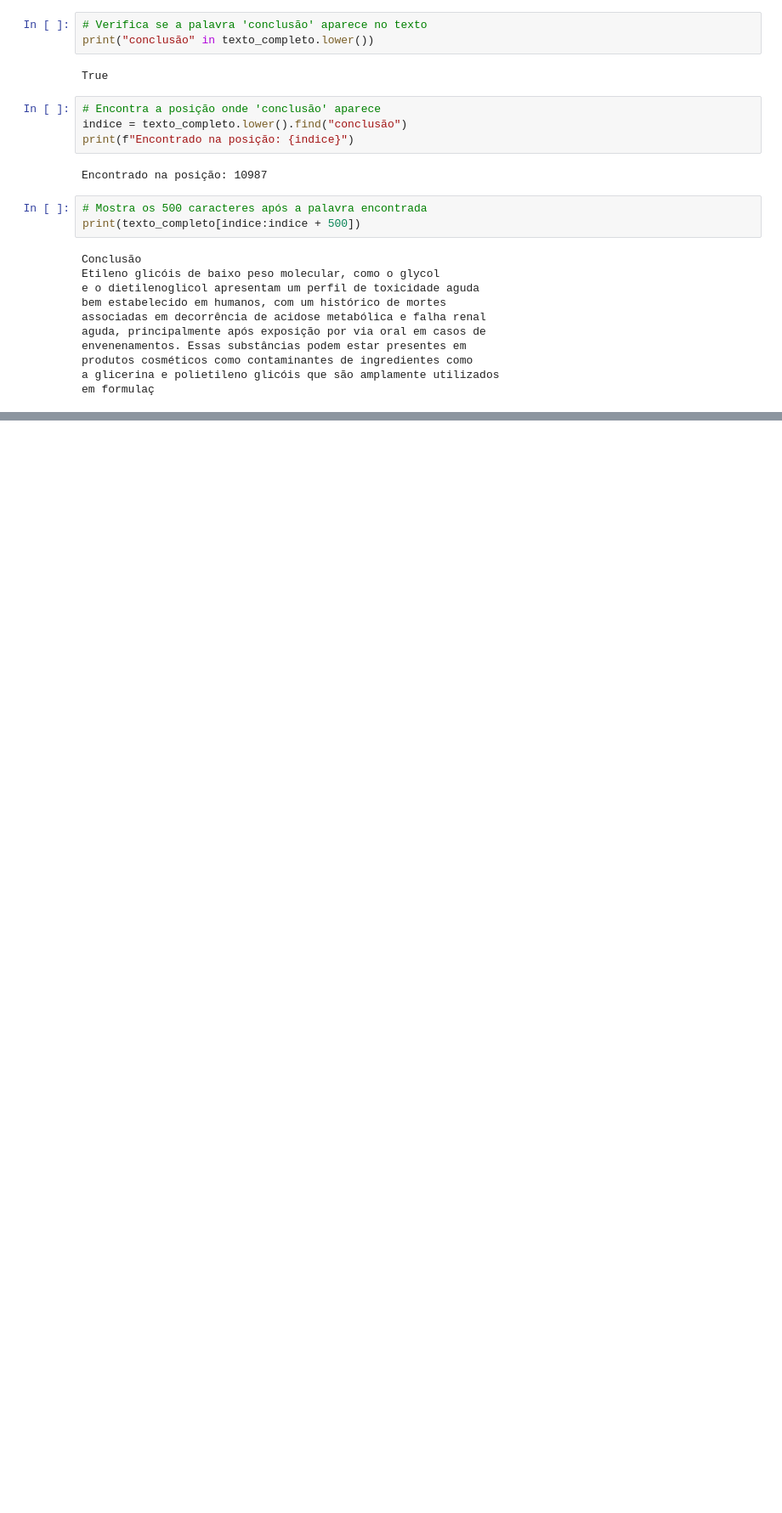
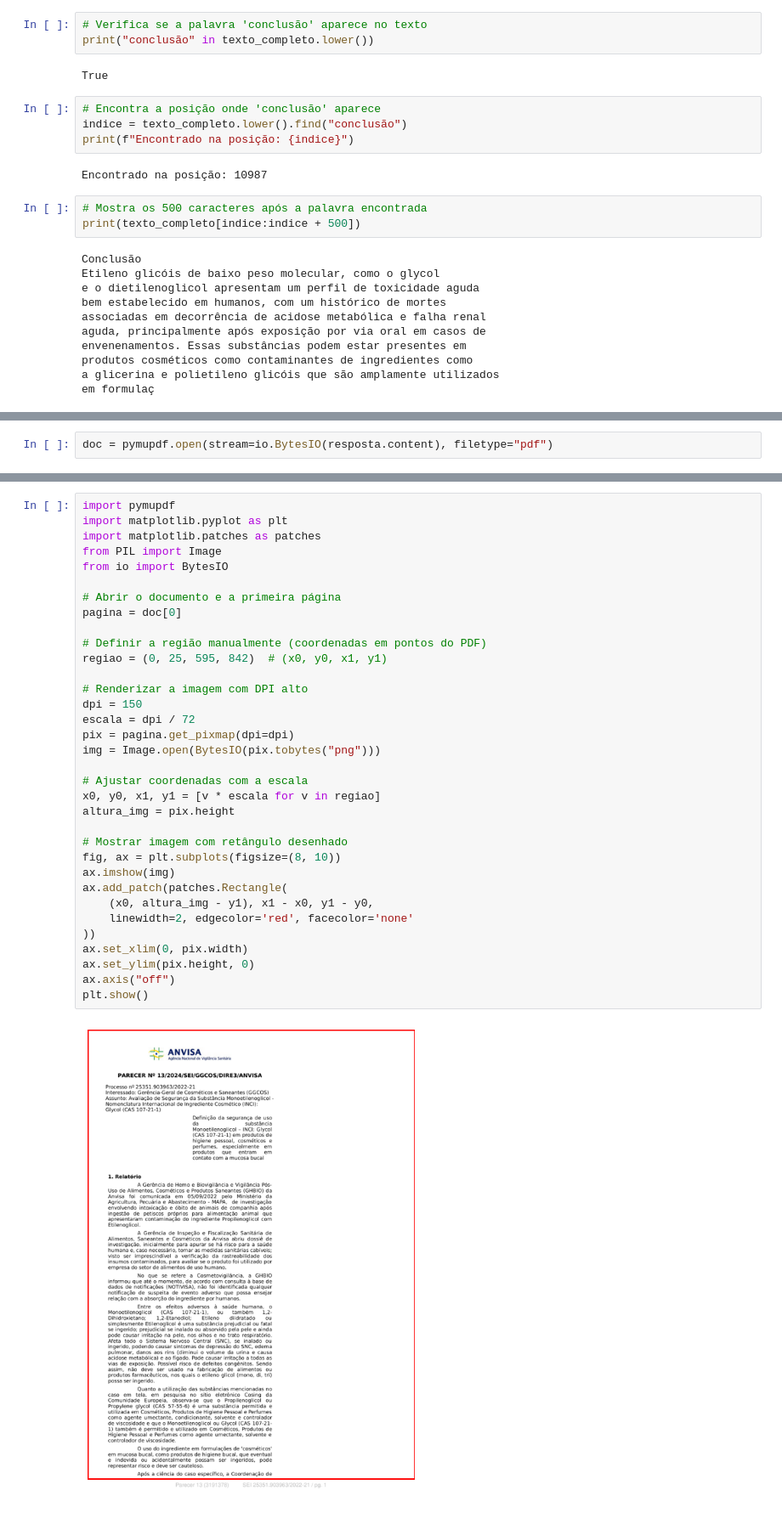
Before and after one commit to andfranca/proadi-sus-ciencia-de-dados-ia, a Jupyter notebook: aulas/Aulas/ML - Leitura e Estruturacao de Dados/ML - Leitura e Estruturacao de Dados.ipynb, the cells around one changed output, grey strips where cells are left out. Shown: that part at 85% size. Saved outputs shown, nothing was run; the diff lists cells and outputs as text; blank space fills up the shorter version.

```diff
--- a/aulas/Aulas/ML - Leitura e Estruturacao de Dados/ML - Leitura e Estruturacao de Dados.ipynb
+++ b/aulas/Aulas/ML - Leitura e Estruturacao de Dados/ML - Leitura e Estruturacao de Dados.ipynb
@@ -191,0 +559,2 @@ em formulaç
+# %%
+doc = pymupdf.open(stream=io.BytesIO(resposta.content), filetype="pdf")
@@ -191,0 +632,36 @@ em formulaç
+# %%
+import pymupdf
+import matplotlib.pyplot as plt
+import matplotlib.patches as patches
+from PIL import Image
+from io import BytesIO
+
+# Abrir o documento e a primeira página
+pagina = doc[0]
+
+# Definir a região manualmente (coordenadas em pontos do PDF)
+regiao = (0, 25, 595, 842)  # (x0, y0, x1, y1)
+
+# Renderizar a imagem com DPI alto
+dpi = 150
+escala = dpi / 72
+pix = pagina.get_pixmap(dpi=dpi)
+img = Image.open(BytesIO(pix.tobytes("png")))
+
+# Ajustar coordenadas com a escala
+x0, y0, x1, y1 = [v * escala for v in regiao]
+altura_img = pix.height
+
+# Mostrar imagem com retângulo desenhado
+fig, ax = plt.subplots(figsize=(8, 10))
+ax.imshow(img)
+ax.add_patch(patches.Rectangle(
+    (x0, altura_img - y1), x1 - x0, y1 - y0,
+    linewidth=2, edgecolor='red', facecolor='none'
+))
+ax.set_xlim(0, pix.width)
+ax.set_ylim(pix.height, 0)
+ax.axis("off")
+plt.show()
+# %% [output]
+[figure, added]
```
Also changed, not shown: parts of 46 cells of this notebook.
